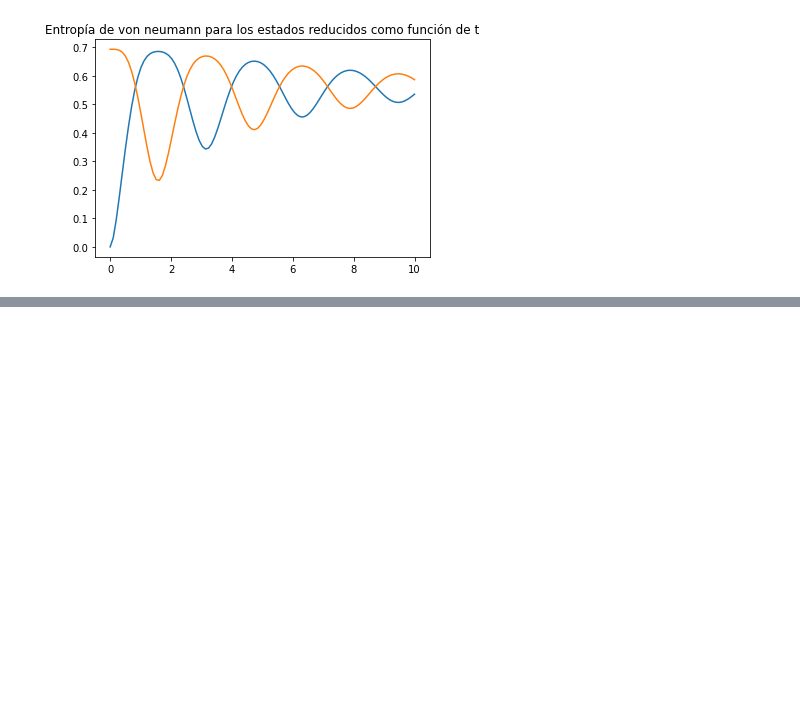
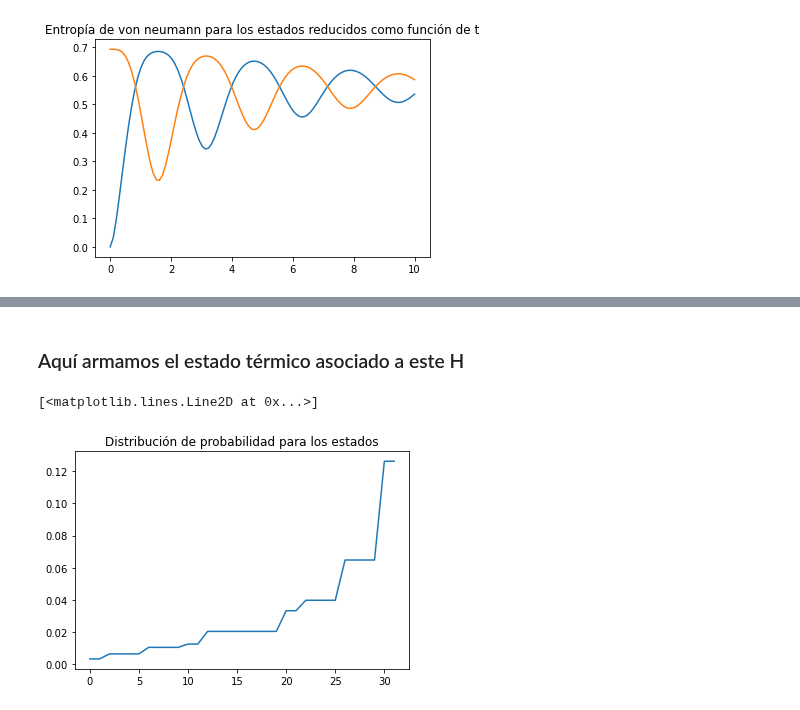
Before and after one commit to mmatera/qmnotebooks, a Jupyter notebook: Ejemplos mínimos del uso de qutip.ipynb, the cells around one changed output, grey strips where cells are left out. Saved outputs shown, nothing was run; the diff lists cells and outputs as text; code cells hidden in the pictures; blank space fills up the shorter version.

```diff
--- a/Ejemplos mínimos del uso de qutip.ipynb
+++ b/Ejemplos mínimos del uso de qutip.ipynb
@@ -146,0 +179,13 @@ plt.plot(ts,[qutip.entropy_vn(rho.ptrace([1]))  for rho in res.states],label="se
+# %% [markdown]
+### Aquí armamos el estado térmico asociado a este H
+# %%
+T=3.
+rho=(-H/T).expm()
+rho = rho/rho.tr()
+
+
+plt.title("Distribución de probabilidad para los estados")
+plt.plot(rho.eigenenergies())
+# %% [output]
+[<matplotlib.lines.Line2D at 0x...>]
+[figure, added]
```
Also changed, not shown: parts of 2 cells of this notebook.
